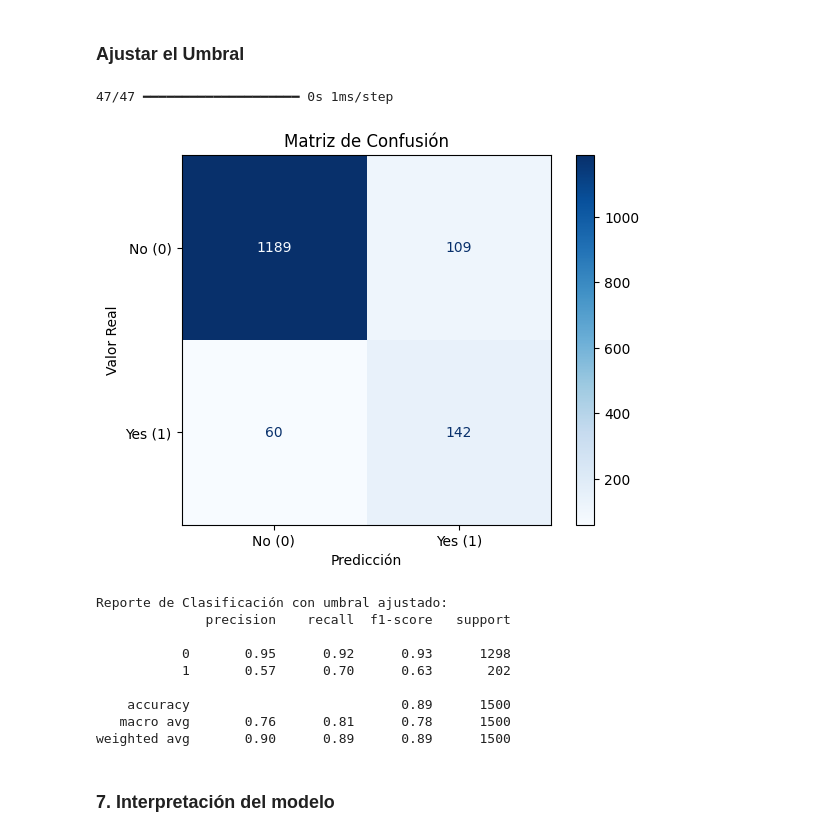
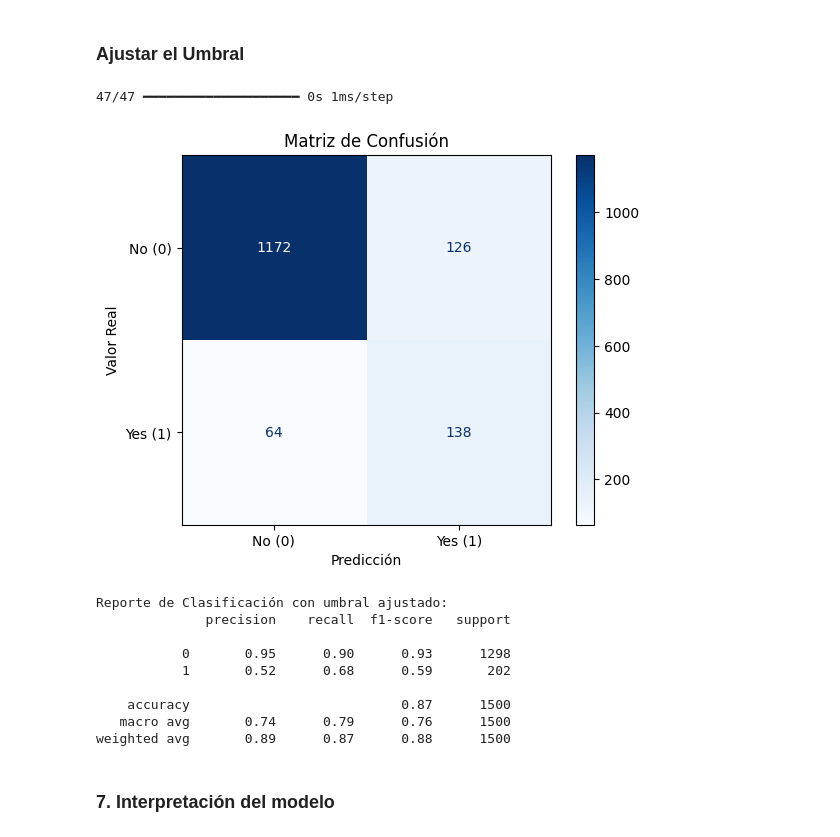
Before and after one commit to pamelamurilloa/DataMining-ISW911-ThirdProject-MachineLearning, a Jupyter notebook: red_neuronal_secuencial_churn.ipynb, the cells around one changed output. Saved outputs shown, nothing was run; the diff lists cells and outputs as text; code cells hidden in the pictures.

```diff
--- a/red_neuronal_secuencial_churn.ipynb
+++ b/red_neuronal_secuencial_churn.ipynb
@@ -188,7 +189,7 @@ model.compile(optimizer='adam', loss='binary_crossentropy', metrics=['accuracy']
 # Evalua el peso según la cantidad de 'no (0)' en contra las de 'yes (0)'
 class_weights = compute_class_weight('balanced', classes=np.unique(y_train), y=y_train)
 class_weights_dict = dict(enumerate(class_weights))
-class_weights_dict[1] = 1.9 # Se reduce el valor de 'yes' ya que es muy alto
+class_weights_dict[1] = 2.2 # Se reduce el valor de 'yes' ya que es muy alto
 
 print(f'Pesos de las variables: {class_weights_dict}')
 # %% [output]
@@ -204,7 +205,7 @@ history = model.fit(
     x_train, y_train,                # Datos de entrenamiento
     validation_split=0.2,            # Usar el 20% del entrenamiento como validación
     epochs=150,                      # Número máximo de épocas
-    batch_size=32,                   # Tamaño del lote
+    batch_size=64,                   # Tamaño del lote
     class_weight=class_weights_dict, # Aplicar pesos de las clases
     callbacks=[early_stopping],      # Para finalizar si después de 5 iteraciones no mejora
     verbose=2                        # Nivel de detalle de la salida
@@ -365,28 +421,28 @@ plt.show()
 # %%
 y_pred = model.predict(x_test)
 
 # Ajustar el umbral
-threshold = 0.354
+threshold = 0.372
 y_pred_custom = (y_pred > threshold).astype("int32")
 
 cm = confusion_matrix(y_test, y_pred_custom)
 plot_confusion_matrix(cm)
 
 # Métricas de clasificación
 print("\nReporte de Clasificación con umbral ajustado:")
 print(classification_report(y_test, y_pred_custom))
 # %% [output]
 47/47 ━━━━━━━━━━━━━━━━━━━━ 0s 1ms/step
-[figure, old version]
+[figure, new version]
 Reporte de Clasificación con umbral ajustado:
               precision    recall  f1-score   support
 
-           0       0.95      0.92      0.93      1298
-           1       0.57      0.70      0.63       202
+           0       0.95      0.90      0.93      1298
+           1       0.52      0.68      0.59       202
 
-    accuracy                           0.89      1500
-   macro avg       0.76      0.81      0.78      1500
-weighted avg       0.90      0.89      0.89      1500
+    accuracy                           0.87      1500
+   macro avg       0.74      0.79      0.76      1500
+weighted avg       0.89      0.87      0.88      1500
 # %%
 model.save('model.keras')
 # %% [markdown]
```
Also changed, not shown: parts of 22 cells of this notebook.
